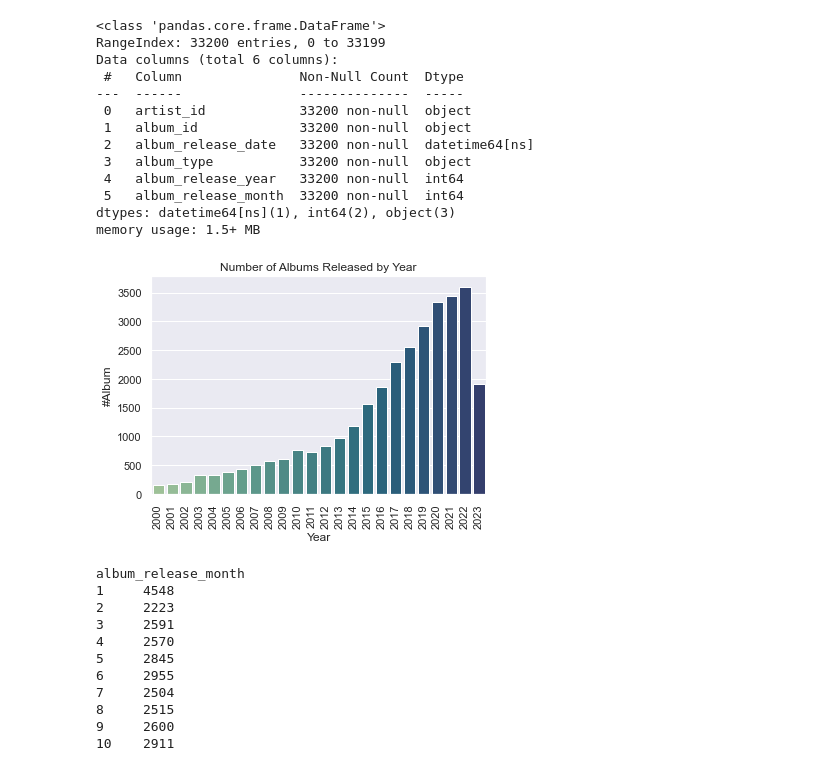
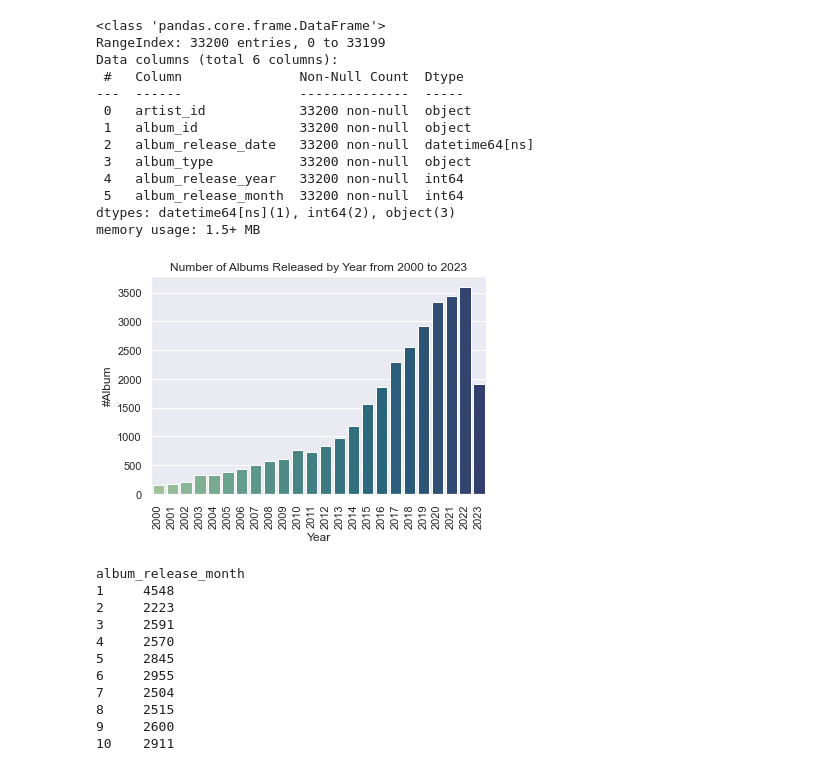
Before and after one commit to jjjjjooooo/music-analyzer, a Jupyter notebook: evaluation.ipynb, the cells around one changed output. Saved outputs shown, nothing was run; the diff lists cells and outputs as text; code cells hidden in the pictures.

```diff
--- a/evaluation.ipynb
+++ b/evaluation.ipynb
@@ -114,13 +116,13 @@ memory usage: 1.5+ MB
 # %%
 # Plot number of albums released by year
 sns.barplot(x= list(range(2000,2024))[::-1], y=album_df.groupby('album_release_year').size().sort_index(ascending=False)[0:24], palette= "crest")
 plt.xticks(rotation=90)
 plt.ylabel('#Album')
 plt.xlabel('Year')
-plt.title('Number of Albums Released by Year')
+plt.title('Number of Albums Released by Year from 2000 to 2023')
 plt.show()
 # %% [output]
-[figure, old version]
+[figure, new version]
 # %%
 album_df.groupby('album_release_month').size()
 # %% [output]
```
Also changed, not shown: parts of 12 cells of this notebook, 2 other files.
